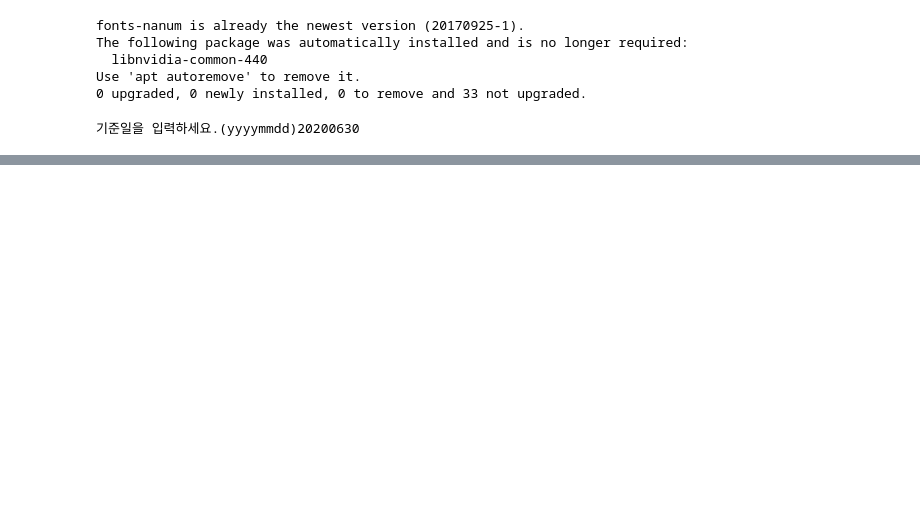
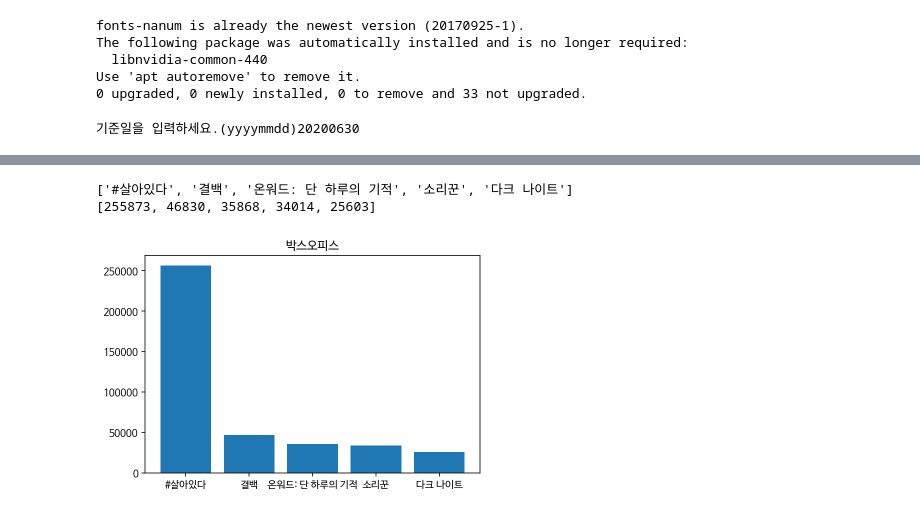
Before and after one commit to cybermin/pythonbasic, a Jupyter notebook: work/05/ex20.ipynb, the cells around one changed output, grey strips where cells are left out. Drawn from its saved outputs; the diff is of its cells as text; code cells hidden in the pictures; blank space fills up the shorter version.

```diff
--- a/work/05/ex20.ipynb
+++ b/work/05/ex20.ipynb
@@ -55,0 +92,20 @@ html = urlHtml(url)
+# %%
+##assistant > div:nth-child(4) > ul
+
+boxname = html.select('ul.r_ranking.box a')
+boxname = [item.text[2:] for item in boxname]
+
+boxem =  html.select('ul.r_ranking.box em')
+boxem = [int(item.text) for item in boxem]
+
+print(boxname)
+print(boxem)
+# %% [output]
+['#살아있다', '결백', '온워드: 단 하루의 기적', '소리꾼', '다크 나이트']
+[255873, 46830, 35868, 34014, 25603]
+# %%
+plt.bar(boxname, boxem)
+plt.title('박스오피스')
+plt.show()
+# %% [output]
+[figure, added]
```
Also changed, not shown: parts of 3 cells of this notebook.
